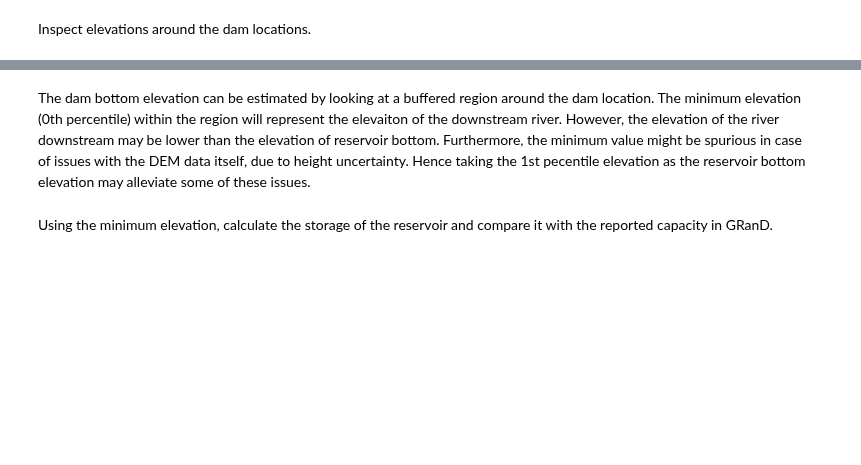
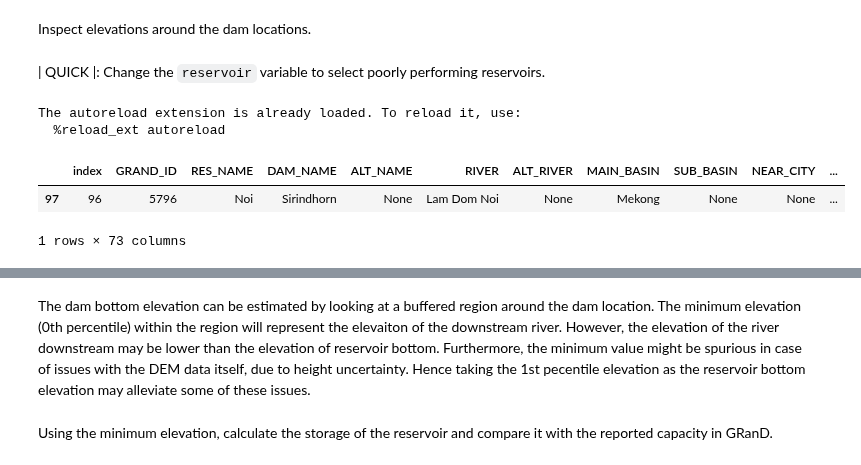
Before and after one commit to UW-SASWE/tmspp, a Jupyter notebook: notebooks/03.6.1-aevcurve.ipynb, the cells around one changed output, grey strips where cells are left out. Saved outputs shown, nothing was run; the diff lists cells and outputs as text; code cells hidden in the pictures; blank space fills up the shorter version.

```diff
--- a/notebooks/03.6.1-aevcurve.ipynb
+++ b/notebooks/03.6.1-aevcurve.ipynb
@@ -18,5 +20,5 @@ hv.extension('bokeh')
 # %%
-RESERVOIR = '0484'
+RESERVOIR = '1078'
 # %%
 # read the bounding box of the study area
 val_pts = gpd.read_file(Path('/tiger1/pdas47/tmsosPP/data/validation-locations/100-validation-reservoirs-grand-pts.geojson'))
@@ -108,0 +114,15 @@ Inspect elevations around the dam locations.
+# %% [markdown]
+| QUICK |: Change the `reservoir` variable to select poorly performing reservoirs.
+# %%
+%load_ext autoreload
+%autoreload 2
+
+import sys
+sys.path.append("/tiger1/pdas47/tmsosPP/models/RAT/src")
+
+from rat.ee_utils.ee_aec_file_creator import dem_percentile, aec_file_creator
+
+# ?dem_percentile
+# %% [output]
+The autoreload extension is already loaded. To reload it, use:
+  %reload_ext autoreload
@@ -108,0 +138,6 @@ Inspect elevations around the dam locations.
+# %%
+val_res_poly[val_res_poly['tmsos_id'] == RESERVOIR]
+# %% [output]
+|  | index | GRAND_ID | RES_NAME | DAM_NAME | ALT_NAME | RIVER | ALT_RIVER | MAIN_BASIN | SUB_BASIN | NEAR_CITY | ... |
+| 97 | 96 | 5796 | Noi | Sirindhorn | None | Lam Dom Noi | None | Mekong | None | None | ... |
+1 rows × 73 columns
```
Also changed, not shown: parts of 32 cells of this notebook.
